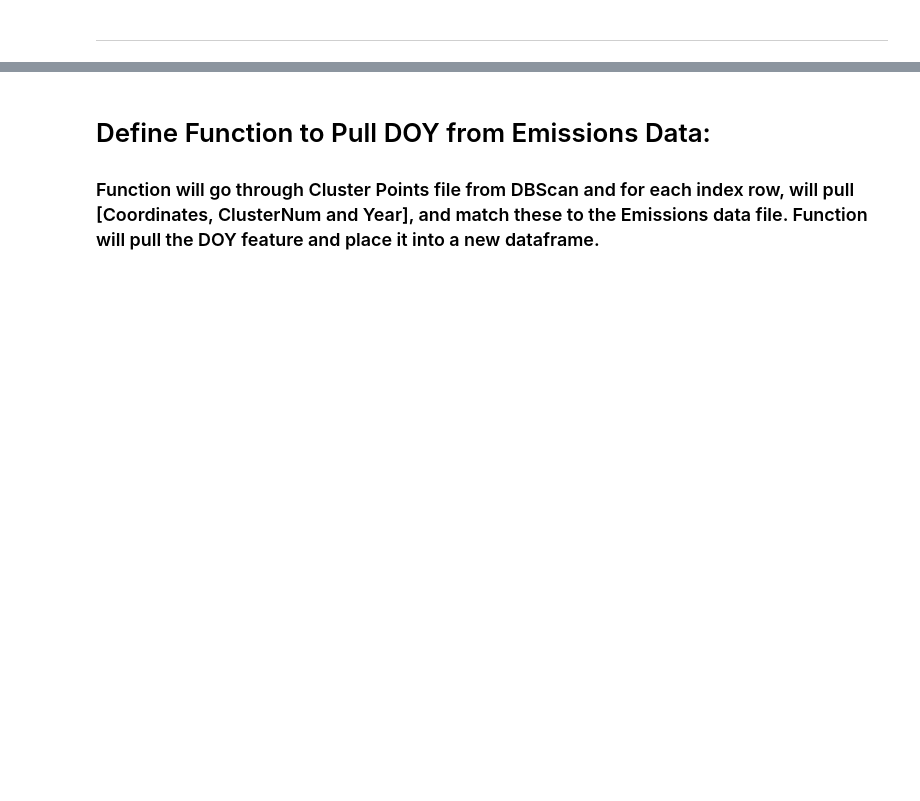
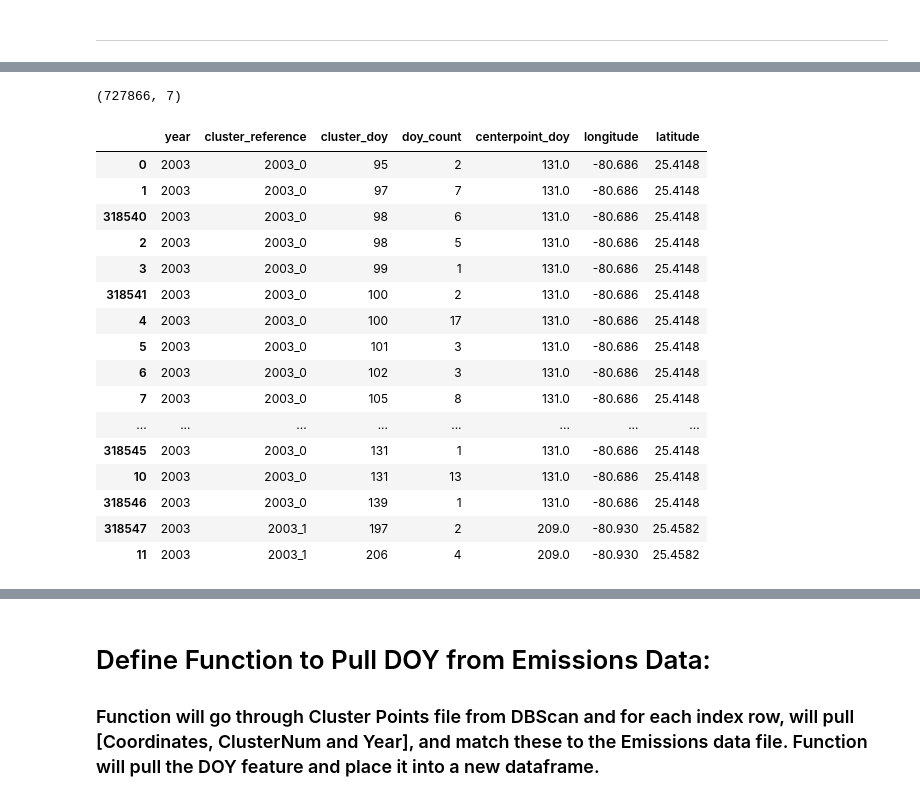
Before and after one commit to NahidGithub/Predicting-Wildfires, a Jupyter notebook: experimental code/DetermineDateRangebyCluster.ipynb, the cells around one changed output, grey strips where cells are left out. Cells and saved outputs as stored; diff of their text form; code cells hidden in the pictures; blank space fills up the shorter version.

```diff
--- a/experimental code/DetermineDateRangebyCluster.ipynb
+++ b/experimental code/DetermineDateRangebyCluster.ipynb
@@ -69,0 +297,4 @@ print(tempCNmax)
+# %%
+nasa_doy_list_centerpoints = nasa_doy_list_centerpoints.drop(columns=['year','cluster_reference'])
+print(nasa_doy_list_centerpoints.shape)
+nasa_doy_list_centerpoints.head()
@@ -69,0 +309,3 @@ print(tempCNmax)
+# %%
+nasa_doy_list_centerpoints.rename(columns={'source_year':'year', 'target_clusterref':'cluster_reference', 'source_doy':'cluster_doy', 'doy':'centerpoint_doy'}, inplace=True)
+nasa_doy_list_centerpoints.head()
@@ -69,0 +319,2 @@ print(tempCNmax)
+# %%
+em_doy_list_centerpoints = pd.read_csv('/Users/AlfHaugen/Python/Wildfire_Data/FireExports/Emissions Cluster Data/cluster_ref_alldoy_May23.csv')
@@ -69,0 +341,25 @@ print(tempCNmax)
+# %%
+nasa_emissions_doycombined = em_doy_list_centerpoints.append(nasa_doy_list_centerpoints,ignore_index=True)
+# %%
+print(nasa_emissions_doycombined.shape)
+nasa_emissions_doycombined = nasa_emissions_doycombined.sort_values(['cluster_reference', 'cluster_doy'])
+nasa_emissions_doycombined[0:20]
+# %% [output]
+(727866, 7)
+|  | year | cluster_reference | cluster_doy | doy_count | centerpoint_doy | longitude | latitude |
+| 0 | 2003 | 2003_0 | 95 | 2 | 131.0 | -80.686 | 25.4148 |
+| 1 | 2003 | 2003_0 | 97 | 7 | 131.0 | -80.686 | 25.4148 |
+| 318540 | 2003 | 2003_0 | 98 | 6 | 131.0 | -80.686 | 25.4148 |
+| 2 | 2003 | 2003_0 | 98 | 5 | 131.0 | -80.686 | 25.4148 |
+| 3 | 2003 | 2003_0 | 99 | 1 | 131.0 | -80.686 | 25.4148 |
+| 318541 | 2003 | 2003_0 | 100 | 2 | 131.0 | -80.686 | 25.4148 |
+| 4 | 2003 | 2003_0 | 100 | 17 | 131.0 | -80.686 | 25.4148 |
+| 5 | 2003 | 2003_0 | 101 | 3 | 131.0 | -80.686 | 25.4148 |
+| 6 | 2003 | 2003_0 | 102 | 3 | 131.0 | -80.686 | 25.4148 |
+| 7 | 2003 | 2003_0 | 105 | 8 | 131.0 | -80.686 | 25.4148 |
+| ... | ... | ... | ... | ... | ... | ... | ... |
+| 318545 | 2003 | 2003_0 | 131 | 1 | 131.0 | -80.686 | 25.4148 |
+| 10 | 2003 | 2003_0 | 131 | 13 | 131.0 | -80.686 | 25.4148 |
+| 318546 | 2003 | 2003_0 | 139 | 1 | 131.0 | -80.686 | 25.4148 |
+| 318547 | 2003 | 2003_1 | 197 | 2 | 209.0 | -80.930 | 25.4582 |
+| 11 | 2003 | 2003_1 | 206 | 4 | 209.0 | -80.930 | 25.4582 |
```
Also changed, not shown: parts of 96 cells of this notebook.
